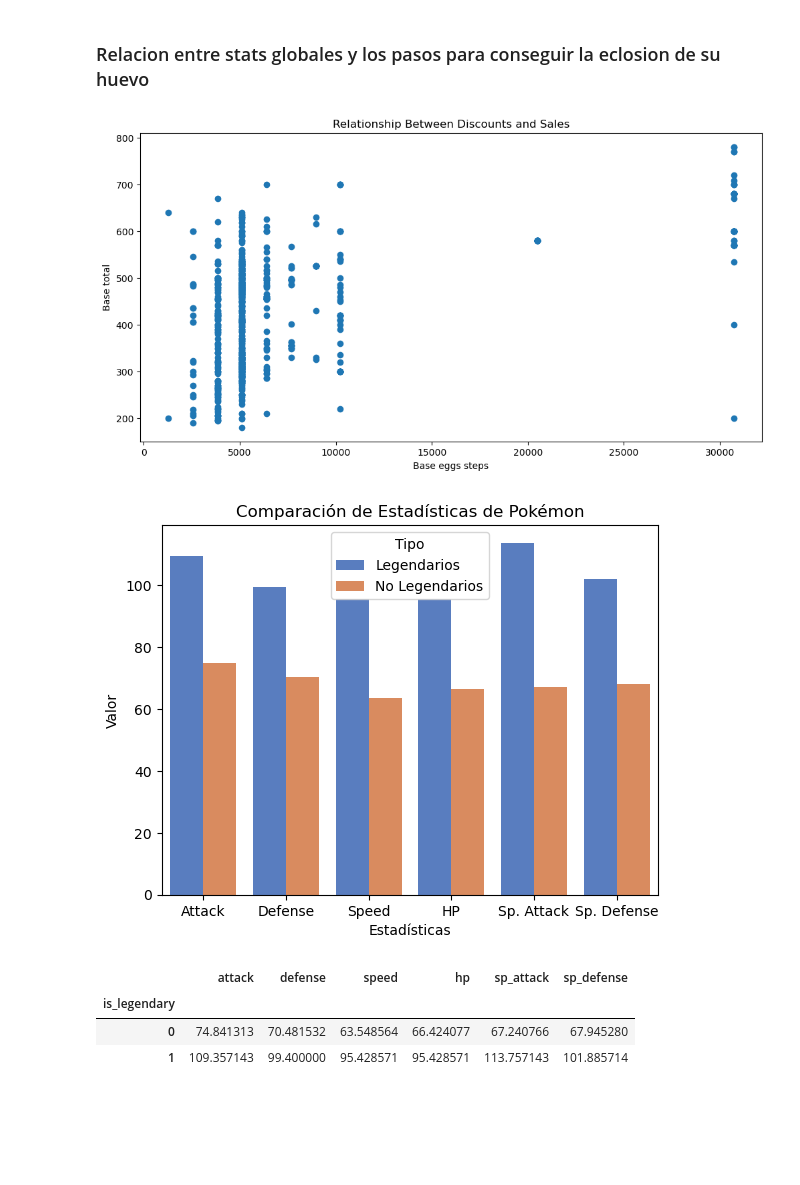
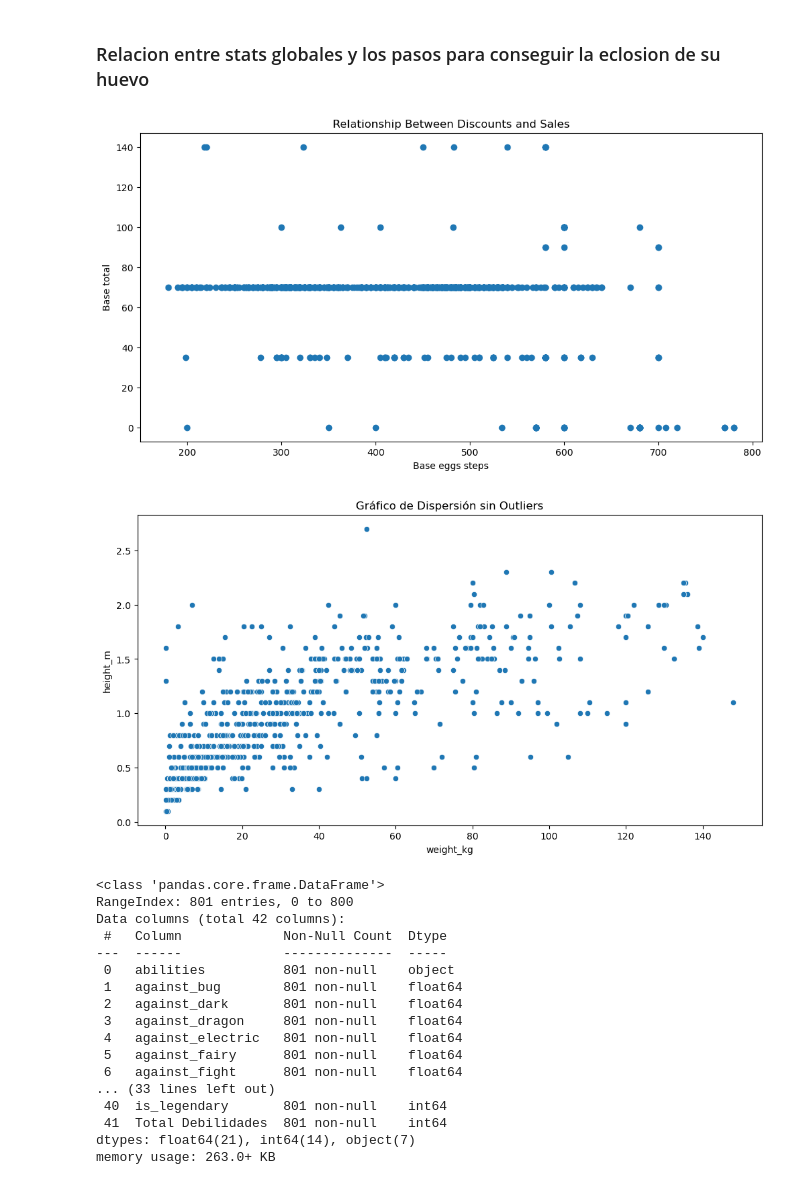
Before and after one commit to RespiradorProfesional/pokemon-analysis, a Jupyter notebook: Untitled.ipynb, the cells around one changed output. Drawn from its saved outputs; the diff is of its cells as text; code cells hidden in the pictures; blank space fills up the shorter version.

```diff
--- a/Untitled.ipynb
+++ b/Untitled.ipynb
@@ -192,7 +217,7 @@ plt.show()
 # %%
 plt.figure(figsize=(12, 6))
 
-plt.scatter(df['base_egg_steps'],df['base_total'])
+plt.scatter(df['base_total'],df['base_happiness'])
 
 plt.xlabel('Base eggs steps')
 plt.ylabel('Base total')
@@ -200,40 +225,42 @@ plt.title('Relationship Between Discounts and Sales')
 
 plt.show()
 # %% [output]
-[figure, old version]
+[figure, new version]
 # %%
-#esto es de chatgpt lo quiero hacer abajo mejor
-data = {
-    'Estadísticas': ['Attack', 'Defense', 'Speed', 'HP', 'Sp. Attack', 'Sp. Defense'],
-    'Legendarios': df.loc[df['is_legendary'] == 1, ['attack', 'defense', 'speed', 'hp', 'sp_attack', 'sp_defense']].mean().values,
-    'No Legendarios': df.loc[df['is_legendary'] == 0, ['attack', 'defense', 'speed', 'hp', 'sp_attack', 'sp_defense']].mean().values
-}
+plt.figure(figsize=(12, 6))
 
-df_e=df.loc[df['is_legendary'] == 1, ['attack', 'defense', 'speed', 'hp', 'sp_attack', 'sp_defense']].mean()
+Q1 = df[['weight_kg', 'height_m']].quantile(0.25)
+Q3 = df[['weight_kg', 'height_m']].quantile(0.75)
+IQR = Q3 - Q1
 
-df_comparativo = pd.DataFrame(data)
+#limpiar tus datos de manera que los análisis estadísticos y visualizaciones que realices después no se vean distorsionados por valores atípicos.
+df_filtered = df[~((df[['weight_kg', 'height_m']] < (Q1 - 1.5 * IQR)) | (df[['weight_kg', 'height_m']] > (Q3 + 1.5 * IQR))).any(axis=1)]
 
-# Usar melt para transformar el DataFrame en un formato largo
-df_melted = df_comparativo.melt(id_vars='Estadísticas', var_name='Tipo', value_name='Valor')
-
-# Graficar
-sns.barplot(x='Estadísticas', y='Valor', hue='Tipo', data=df_melted, palette='muted')
-plt.title('Comparación de Estadísticas de Pokémon')
-plt.ylabel('Valor')
-plt.xlabel('Estadísticas')
-plt.legend(title='Tipo')
+# Crear el gráfico de dispersión sin outliers
+sns.scatterplot(x='weight_kg', y='height_m', data=df_filtered)
+plt.title('Gráfico de Dispersión sin Outliers')
+plt.xlabel('weight_kg')
+plt.ylabel('height_m')
 plt.show()
 # %% [output]
-[figure, old version]
+[figure, new version]
 # %%
-#df_lengendary= df.loc[df['is_legendary'] == 1, ['attack', 'defense', 'speed', 'hp', 'sp_attack', 'sp_defense']].mean(),
-
-grouped_by_legend= df.groupby('is_legendary')
-df_legen= grouped_by_legend[['attack', 'defense', 'speed', 'hp', 'sp_attack', 'sp_defense']].mean()
-
-df_legen
+df.info()
 # %% [output]
-|  | attack | defense | speed | hp | sp_attack | sp_defense |
-| is_legendary |  |  |  |  |  |  |
-| 0 | 74.841313 | 70.481532 | 63.548564 | 66.424077 | 67.240766 | 67.945280 |
-| 1 | 109.357143 | 99.400000 | 95.428571 | 95.428571 | 113.757143 | 101.885714 |
+<class 'pandas.core.frame.DataFrame'>
+RangeIndex: 801 entries, 0 to 800
+Data columns (total 42 columns):
+ #   Column             Non-Null Count  Dtype
+---  ------             --------------  -----
+ 0   abilities          801 non-null    object
+ 1   against_bug        801 non-null    float64
+ 2   against_dark       801 non-null    float64
+ 3   against_dragon     801 non-null    float64
+ 4   against_electric   801 non-null    float64
+ 5   against_fairy      801 non-null    float64
+ 6   against_fight      801 non-null    float64
+... (33 lines left out)
+ 40  is_legendary       801 non-null    int64
+ 41  Total Debilidades  801 non-null    int64
+dtypes: float64(21), int64(14), object(7)
+memory usage: 263.0+ KB
```
Also changed, not shown: parts of 2 cells of this notebook, 1 other file.
